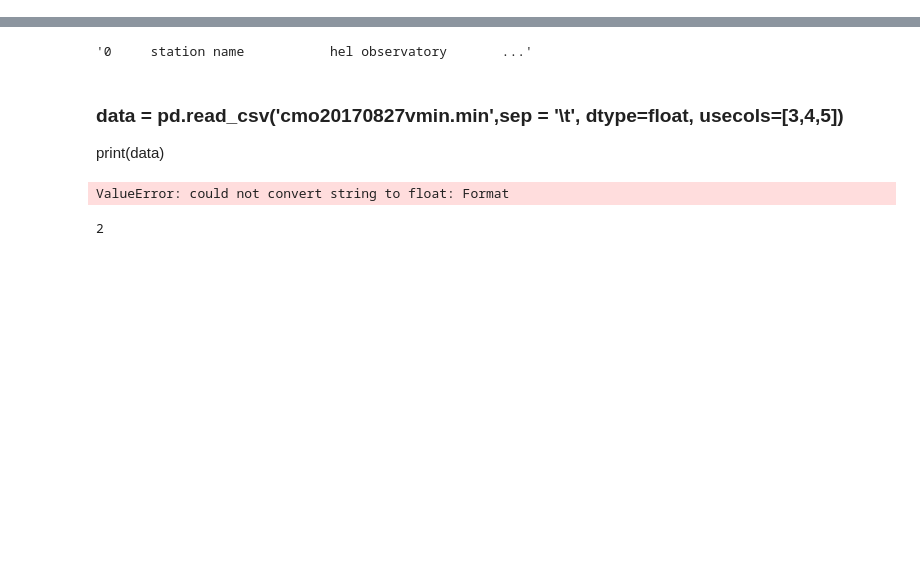
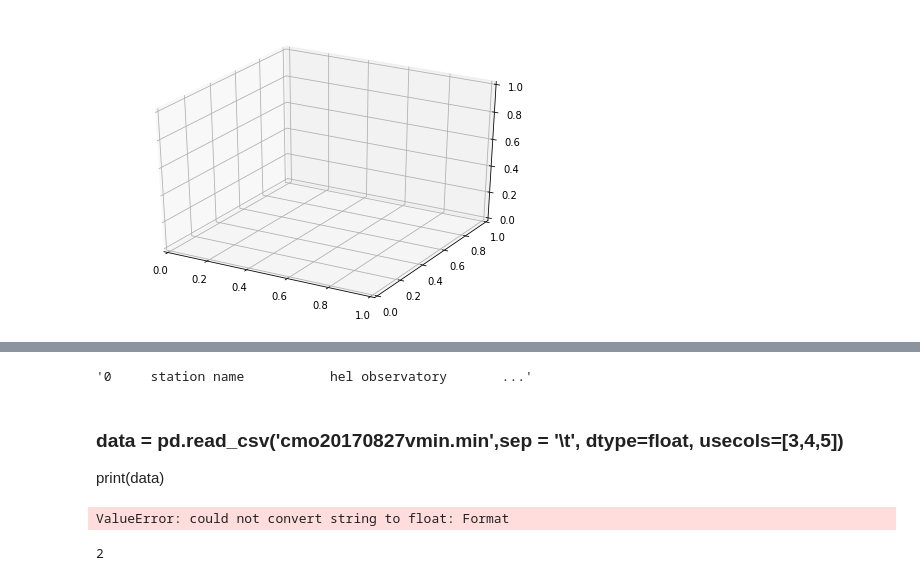
Before and after one commit to elllkk/mine, a Jupyter notebook: курсач.ipynb, the cells around one changed output, grey strips where cells are left out. Drawn from its saved outputs; the diff is of its cells as text; code cells hidden in the pictures; blank space fills up the shorter version.

```diff
--- a/курсач.ipynb
+++ b/курсач.ipynb
@@ -98,0 +164,10 @@ d.GetData()
+# %%
+import pylab
+from mpl_toolkits.mplot3d import Axes3D
+
+fig = pylab.figure()
+Axes3D(fig)
+
+pylab.show()
+# %% [output]
+[figure, added]
```
Also changed, not shown: parts of 13 cells of this notebook.
